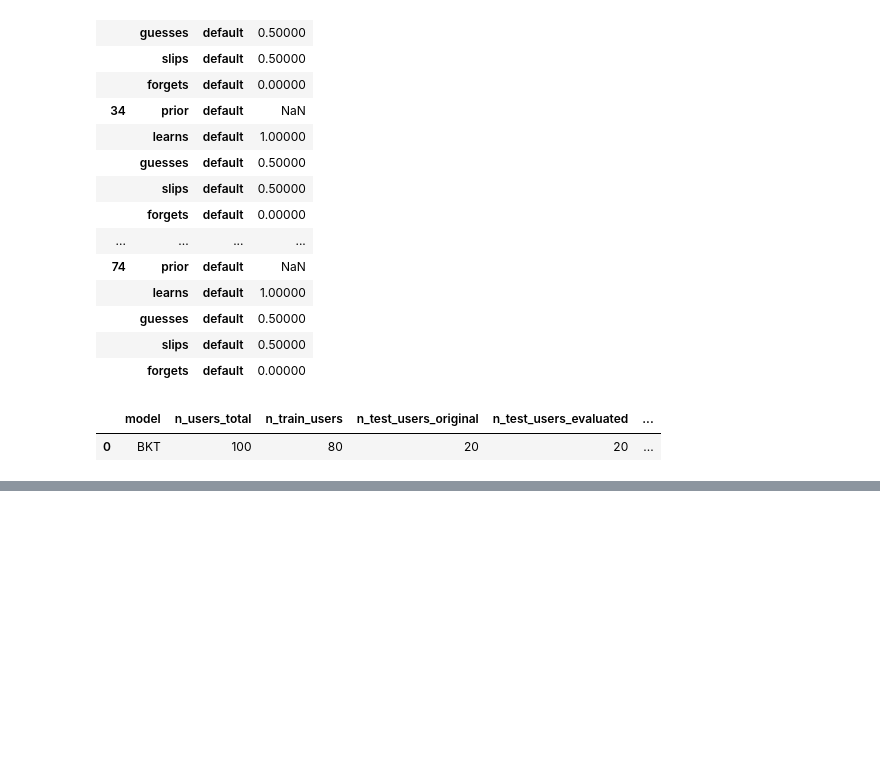
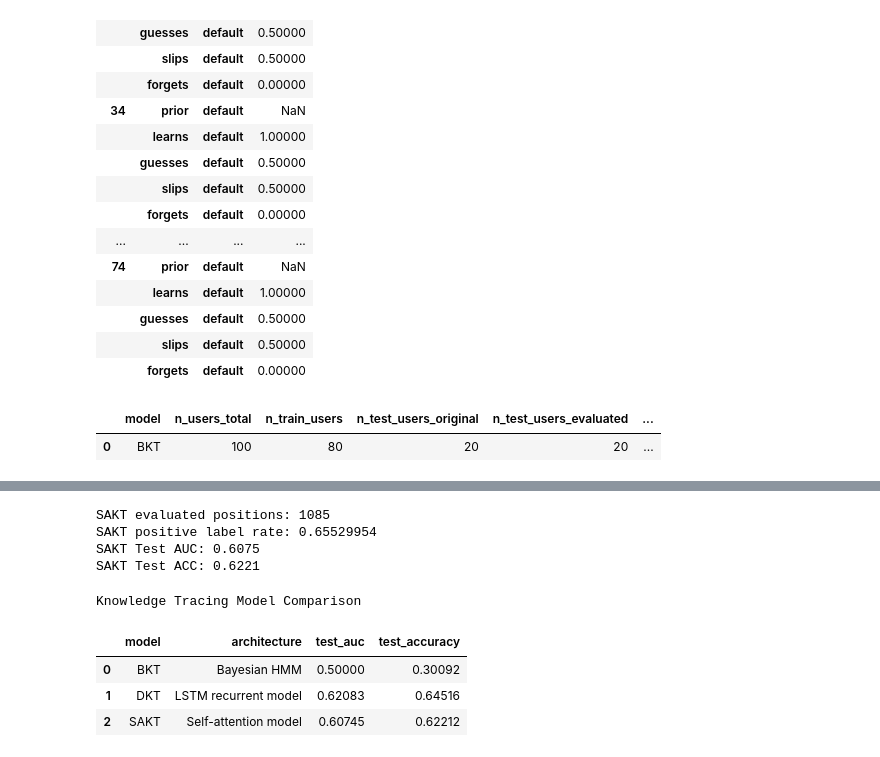
Before and after one commit to tolulopesoetan/msc_kt_ednet, a Jupyter notebook: notebooks/01_phase1.ipynb, the cells around one changed output, grey strips where cells are left out. Drawn from its saved outputs; the diff is of its cells as text; code cells hidden in the pictures; blank space fills up the shorter version.

```diff
--- a/notebooks/01_phase1.ipynb
+++ b/notebooks/01_phase1.ipynb
@@ -685,0 +1344,50 @@ display(phase1_bkt_summary)
+# %%
+# Evaluate SAKT
+
+sakt_auc, sakt_acc = evaluate_sequence_model(
+    model=sakt_model,
+    X=X_test_seq,
+    y=y_test_seq,
+    sample_weight=weights_test_seq,
+    model_name="SAKT"
+)
+# %% [output]
+SAKT evaluated positions: 1085
+SAKT positive label rate: 0.65529954
+SAKT Test AUC: 0.6075
+SAKT Test ACC: 0.6221
+# %%
+# Compare BKT, DKT, and SAKT smoke-test results
+
+bkt_auc_value = bkt_auc if "bkt_auc" in globals() else np.nan
+bkt_acc_value = bkt_acc if "bkt_acc" in globals() else np.nan
+
+model_comparison_results = pd.DataFrame([
+    {
+        "model": "BKT",
+        "architecture": "Bayesian HMM",
+        "test_auc": bkt_auc_value,
+        "test_accuracy": bkt_acc_value
+    },
+    {
+        "model": "DKT",
+        "architecture": "LSTM recurrent model",
+        "test_auc": dkt_auc,
+        "test_accuracy": dkt_acc
+    },
+    {
+        "model": "SAKT",
+        "architecture": "Self-attention model",
+        "test_auc": sakt_auc,
+        "test_accuracy": sakt_acc
+    }
+])
+
+print("Knowledge Tracing Model Comparison")
+display(model_comparison_results)
+# %% [output]
+Knowledge Tracing Model Comparison
+|  | model | architecture | test_auc | test_accuracy |
+| 0 | BKT | Bayesian HMM | 0.50000 | 0.30092 |
+| 1 | DKT | LSTM recurrent model | 0.62083 | 0.64516 |
+| 2 | SAKT | Self-attention model | 0.60745 | 0.62212 |
```
Also changed, not shown: parts of 22 cells of this notebook, 2 other files.
